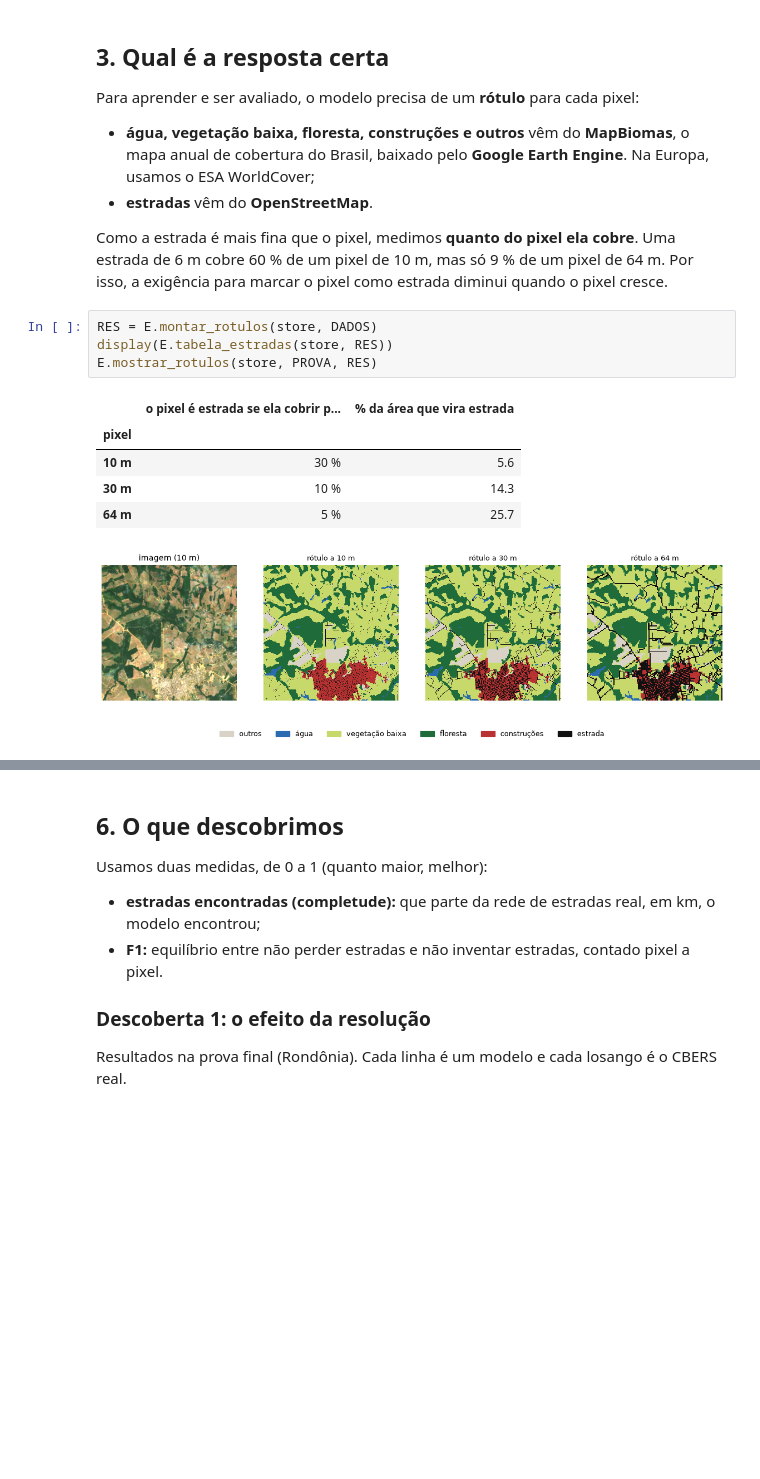
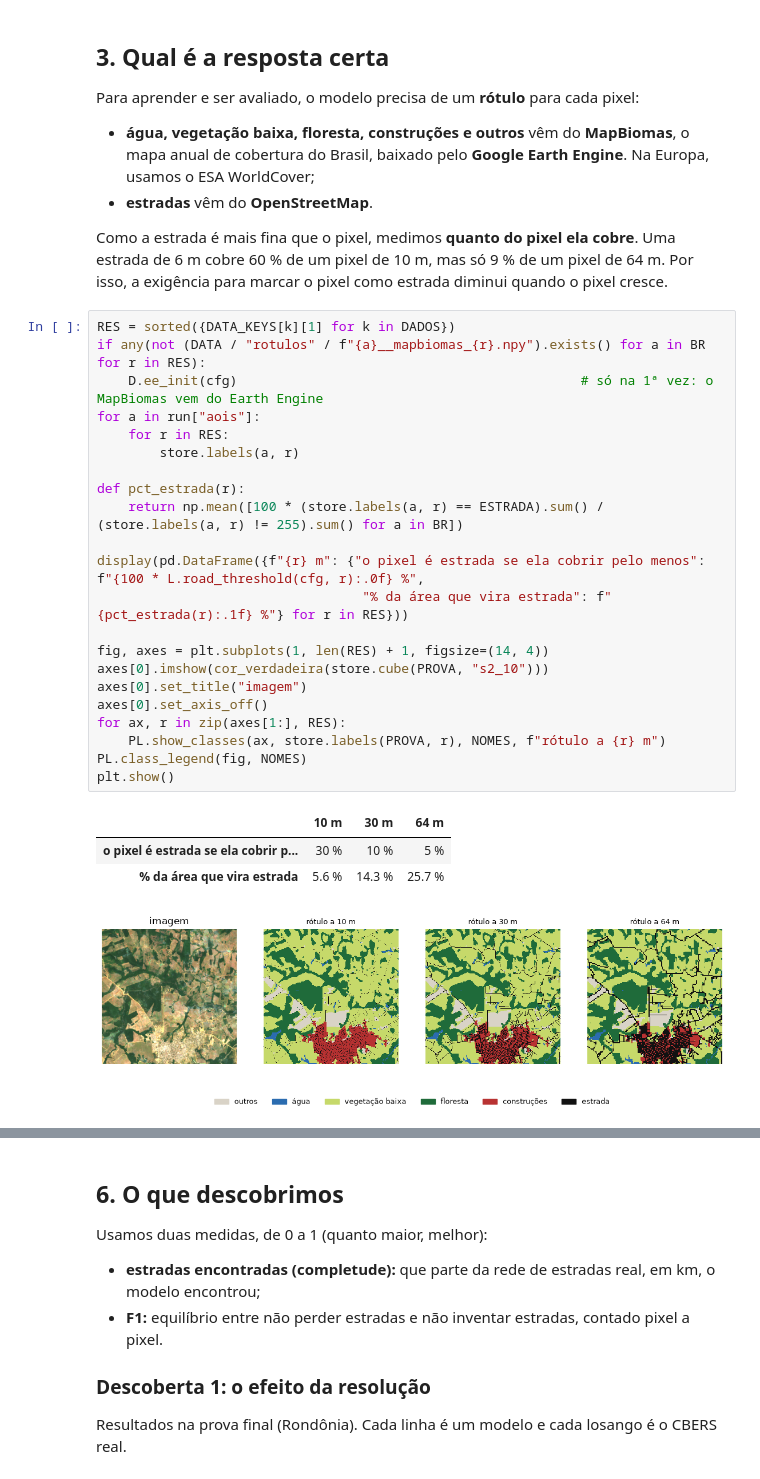
Before and after one commit to luizafcamerini/GeoAI-Semantic-Segmentation-Amazonia-Roads, a Jupyter notebook: classificacao_terreno_br.ipynb, the cells around one changed output, grey strips where cells are left out. Drawn from its saved outputs; the diff is of its cells as text; blank space fills up the shorter version.

```diff
--- a/classificacao_terreno_br.ipynb
+++ b/classificacao_terreno_br.ipynb
@@ -89,15 +130,31 @@ Para aprender e ser avaliado, o modelo precisa de um **rótulo** para cada pixel
 - **estradas** vêm do **OpenStreetMap**.
 
 Como a estrada é mais fina que o pixel, medimos **quanto do pixel ela cobre**. Uma estrada de 6 m cobre 60 % de um pixel de 10 m, mas só 9 % de um pixel de 64 m. Por isso, a exigência para marcar o pixel como estrada diminui quando o pixel cresce.
-# %%
-RES = E.montar_rotulos(store, DADOS)
-display(E.tabela_estradas(store, RES))
-E.mostrar_rotulos(store, PROVA, RES)
-# %% [output]
-|  | o pixel é estrada se ela cobrir p... | % da área que vira estrada |
-| pixel |  |  |
-| 10 m | 30 % | 5.6 |
-| 30 m | 10 % | 14.3 |
-| 64 m | 5 % | 25.7 |
-[figure, removed]
+# %%
+RES = sorted({DATA_KEYS[k][1] for k in DADOS})
+if any(not (DATA / "rotulos" / f"{a}__mapbiomas_{r}.npy").exists() for a in BR for r in RES):
+    D.ee_init(cfg)                                            # só na 1ª vez: o MapBiomas vem do Earth Engine
+for a in run["aois"]:
+    for r in RES:
+        store.labels(a, r)
+
+def pct_estrada(r):
+    return np.mean([100 * (store.labels(a, r) == ESTRADA).sum() / (store.labels(a, r) != 255).sum() for a in BR])
+
+display(pd.DataFrame({f"{r} m": {"o pixel é estrada se ela cobrir pelo menos": f"{100 * L.road_threshold(cfg, r):.0f} %",
+                                  "% da área que vira estrada": f"{pct_estrada(r):.1f} %"} for r in RES}))
+
+fig, axes = plt.subplots(1, len(RES) + 1, figsize=(14, 4))
+axes[0].imshow(cor_verdadeira(store.cube(PROVA, "s2_10")))
+axes[0].set_title("imagem")
+axes[0].set_axis_off()
+for ax, r in zip(axes[1:], RES):
+    PL.show_classes(ax, store.labels(PROVA, r), NOMES, f"rótulo a {r} m")
+PL.class_legend(fig, NOMES)
+plt.show()
+# %% [output]
+|  | 10 m | 30 m | 64 m |
+| o pixel é estrada se ela cobrir p... | 30 % | 10 % | 5 % |
+| % da área que vira estrada | 5.6 % | 14.3 % | 25.7 % |
+[figure, added]
 # %% [markdown]
```
Also changed, not shown: parts of 40 cells of this notebook, 2 other files.
